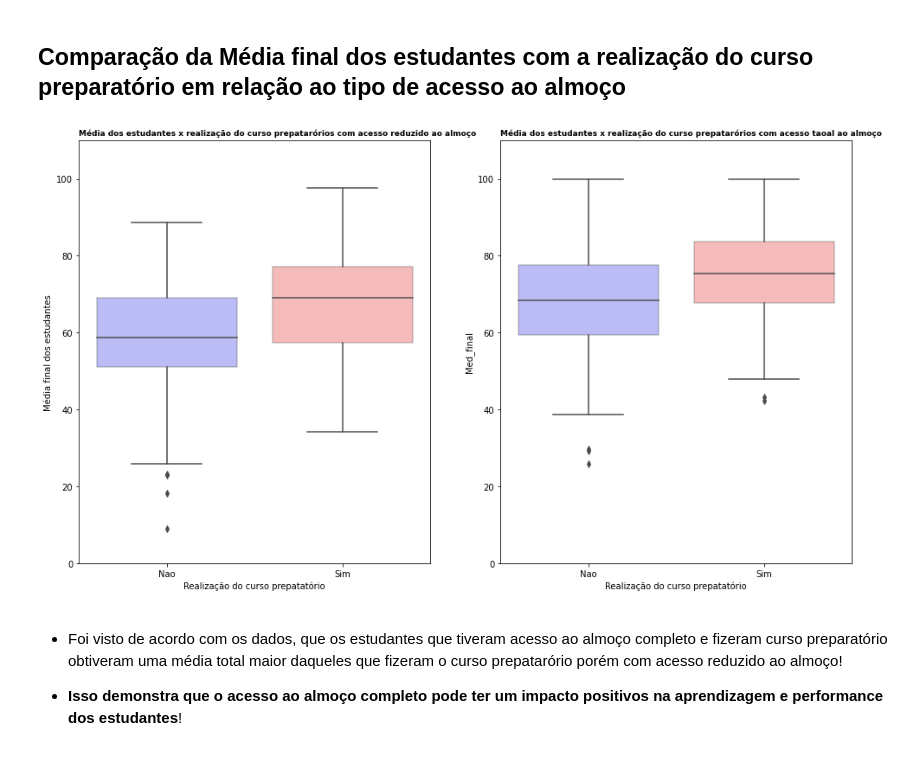
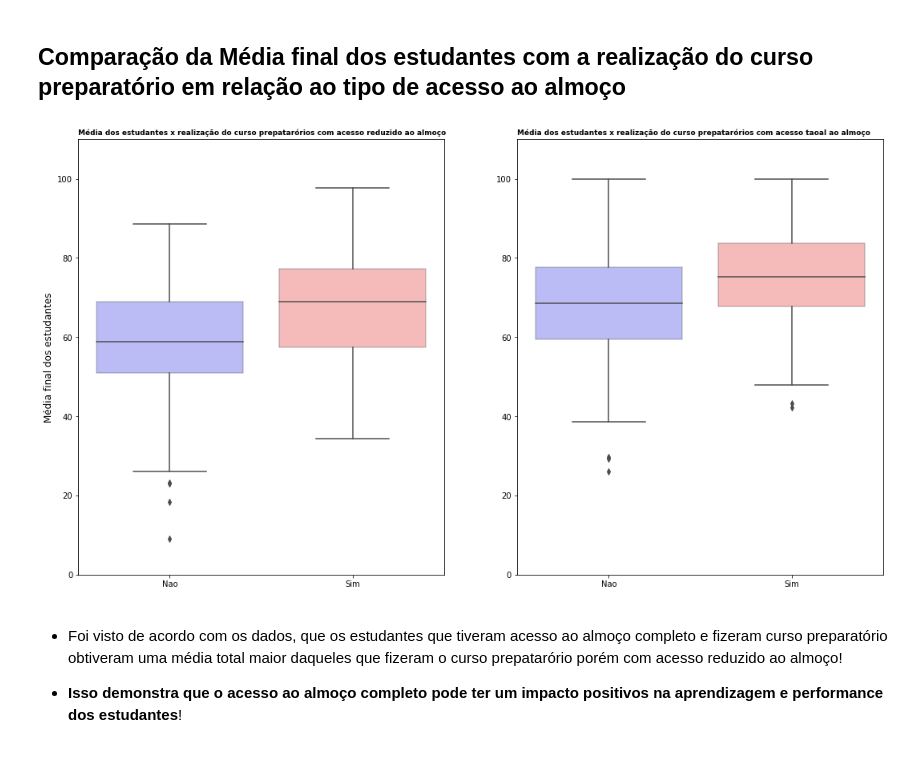
Before and after one commit to LucasJMFreire/projeto_Performance_Estudantes, a Jupyter notebook: Projeto_Performance_Estudantes.ipynb, the cells around one changed output. Cells and saved outputs as stored; diff of their text form; code cells hidden in the pictures.

```diff
--- a/Projeto_Performance_Estudantes.ipynb
+++ b/Projeto_Performance_Estudantes.ipynb
@@ -525,21 +556,28 @@ ax7.set_ylim(0,120);
 # %% [markdown]
 ## Comparação da Média final dos estudantes com a realização do curso preparatório em relação ao tipo de acesso ao almoço
 # %%
-fig, ax = plt.subplots(ncols=2,nrows=1, figsize=(16,9))
+# Criação de um boxplot comparando a média dos estudantes que tiveram acesso total e reduzido ao almoço
+# com a realização do curso preparatório
+fig, ax = plt.subplots(ncols=2,nrows=1, figsize=(18,10))
 ax0, ax1 = ax[0], ax[1]
 
-sbs.boxplot(x=df[df['Acesso_almoço']=='Reduzido']['Curso_prep'], y=df[df['Acesso_almoço']=='Reduzido']['Med_final'], ax=ax0, palette=['blue','red'],boxprops=dict(alpha=.3))
-ax0.set_title("Média dos estudantes x realização do curso prepatarórios com acesso reduzido ao almoço",loc='left', weight='bold',size=9)
-ax0.set_xlabel('Realização do curso prepatatório')
-ax0.set_ylabel('Média final dos estudantes')
+sbs.boxplot(x=df[df['Acesso_almoço']=='Reduzido']['Curso_prep'], y=df[df['Acesso_almoço']=='Reduzido']['Med_final'],
+            ax=ax0, palette=['blue','red'],boxprops=dict(alpha=.3))
+ax0.set_title("Média dos estudantes x realização do curso prepatarórios com acesso reduzido ao almoço",
+              loc='left', weight='bold',size=9)
+ax0.set_xlabel('')
+ax0.set_ylabel('Média final dos estudantes',size=12)
 ax0.set_ylim(0,110)
 
-sbs.boxplot(x=df[df['Acesso_almoço']=='Total']['Curso_prep'], y=df[df['Acesso_almoço']=='Total']['Med_final'], ax=ax1, palette=['blue','red'],boxprops=dict(alpha=.3));
-ax1.set_title("Média dos estudantes x realização do curso prepatarórios com acesso taoal ao almoço",loc='left', weight='bold',size=9)
-ax1.set_xlabel('Realização do curso prepatatório')
+sbs.boxplot(x=df[df['Acesso_almoço']=='Total']['Curso_prep'], y=df[df['Acesso_almoço']=='Total']['Med_final'],
+            ax=ax1, palette=['blue','red'],boxprops=dict(alpha=.3));
+ax1.set_title("Média dos estudantes x realização do curso prepatarórios com acesso taoal ao almoço",
+              loc='left', weight='bold',size=9)
+ax1.set_xlabel('')
+ax1.set_ylabel("")
 ax1.set_ylim(0,110);
 # %% [output]
-[figure, old version]
+[figure, new version]
 # %% [markdown]
 - Foi visto de acordo com os dados, que os estudantes que tiveram acesso ao almoço completo e fizeram curso preparatório obtiveram uma média total maior daqueles que fizeram o curso prepatarório porém com acesso reduzido ao almoço!
 
```
Also changed, not shown: parts of 8 cells of this notebook.
